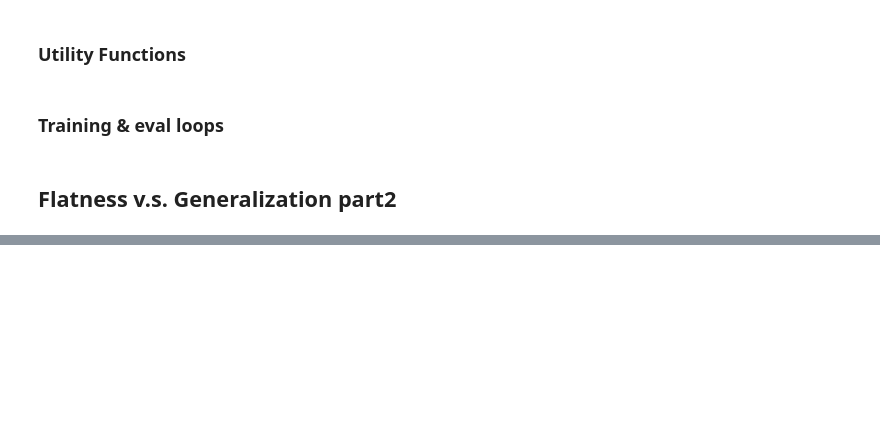
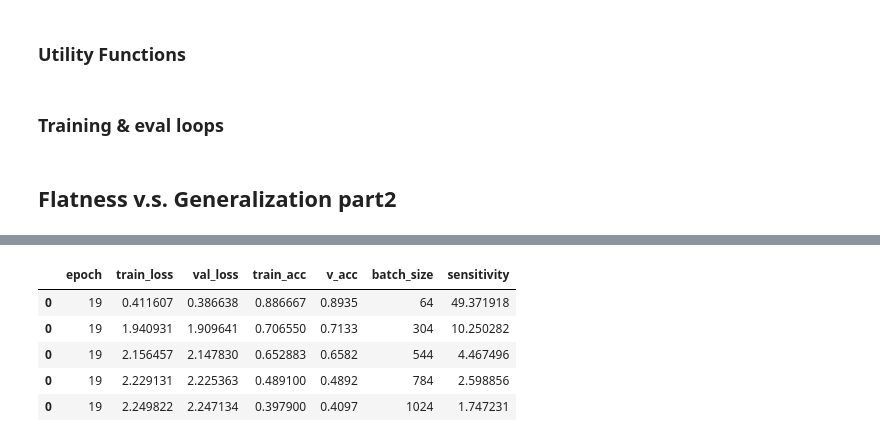
Before and after one commit to packdl/my-pytorch-learn-repo, a Jupyter notebook: homework-part3-3-2.ipynb, the cells around one changed output, grey strips where cells are left out. Saved outputs shown, nothing was run; the diff lists cells and outputs as text; code cells hidden in the pictures; blank space fills up the shorter version.

```diff
--- a/homework-part3-3-2.ipynb
+++ b/homework-part3-3-2.ipynb
@@ -222 +228,10 @@ theta_df
+# %%
+fit_df
+# %% [output]
+|  | epoch | train_loss | val_loss | train_acc | v_acc | batch_size | sensitivity |
+| 0 | 19 | 0.411607 | 0.386638 | 0.886667 | 0.8935 | 64 | 49.371918 |
+| 0 | 19 | 1.940931 | 1.909641 | 0.706550 | 0.7133 | 304 | 10.250282 |
+| 0 | 19 | 2.156457 | 2.147830 | 0.652883 | 0.6582 | 544 | 4.467496 |
+| 0 | 19 | 2.229131 | 2.225363 | 0.489100 | 0.4892 | 784 | 2.598856 |
+| 0 | 19 | 2.249822 | 2.247134 | 0.397900 | 0.4097 | 1024 | 1.747231 |
 # %%
```
Also changed, not shown: parts of 11 cells of this notebook.
